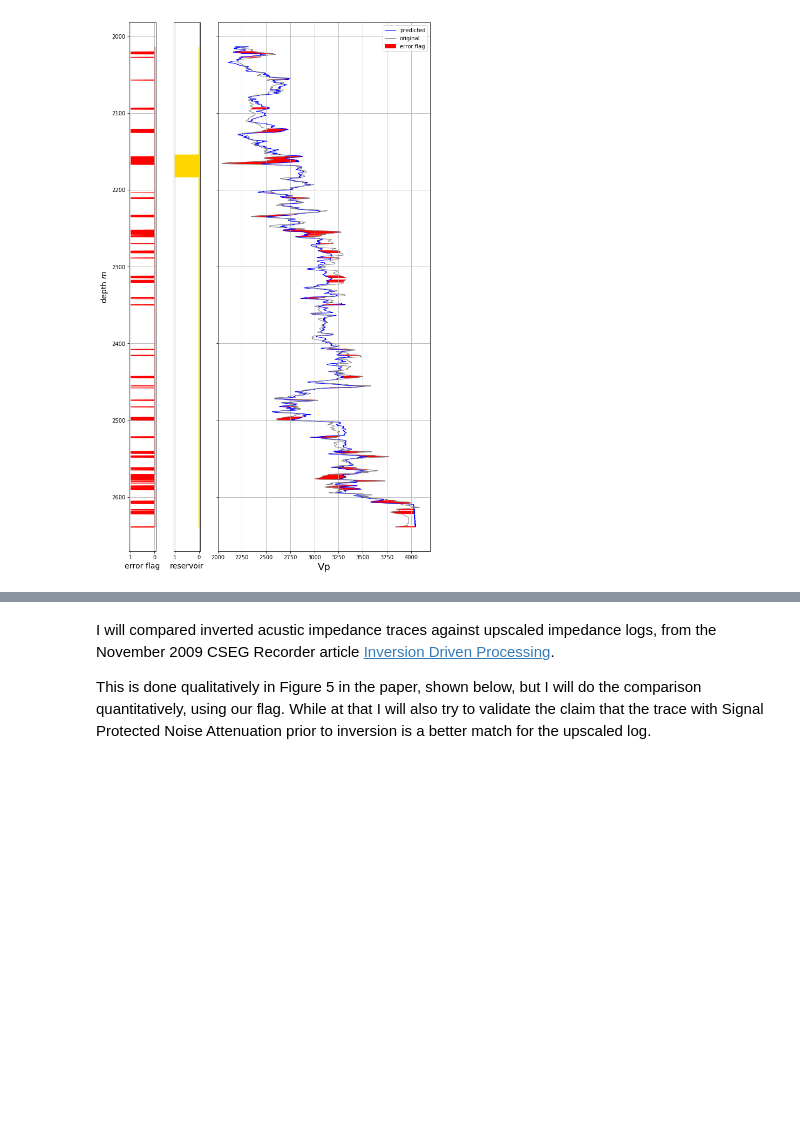
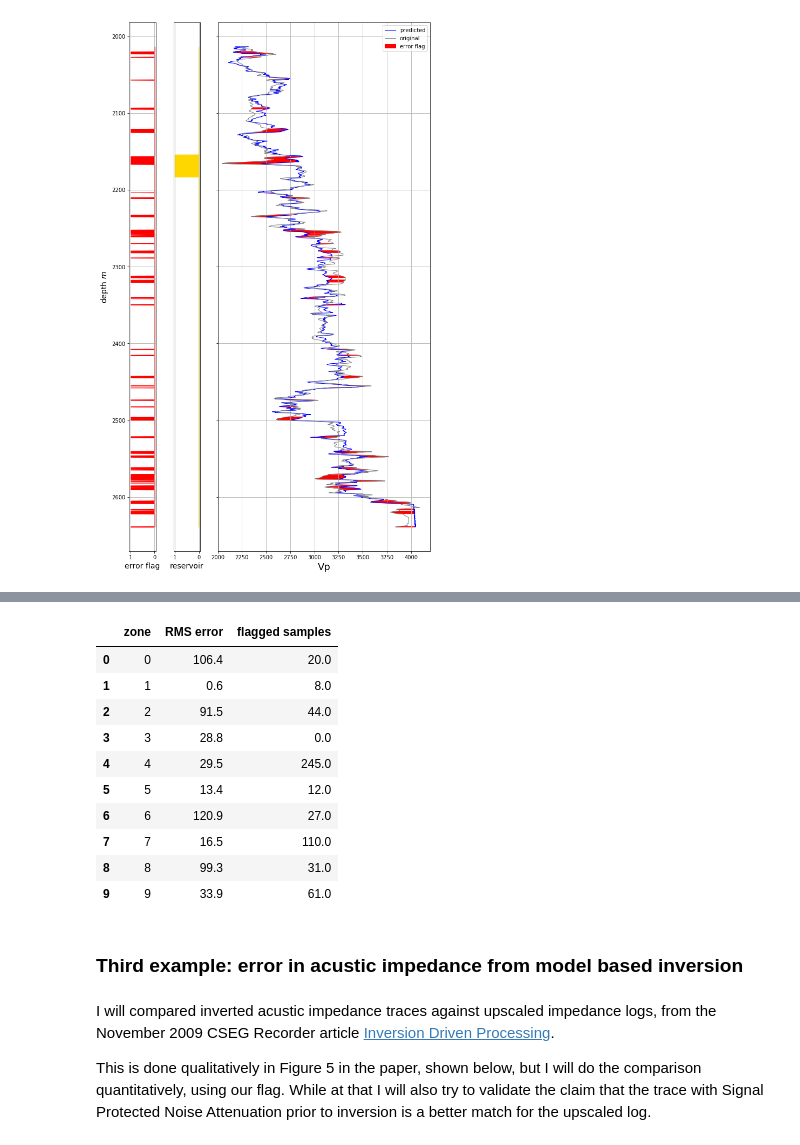
Before and after one commit to agilescientific/in-bruges, a Jupyter notebook: notebooks/Error_flag_demo.ipynb, the cells around one changed output, grey strips where cells are left out. Drawn from its saved outputs; the diff is of its cells as text; code cells hidden in the pictures; blank space fills up the shorter version.

```diff
--- a/notebooks/Error_flag_demo.ipynb
+++ b/notebooks/Error_flag_demo.ipynb
@@ -266,0 +276,6 @@ ax1.grid();
+# %%
+rms = [np.sqrt(np.mean(logs2.loc[logs2.ZONE_NUM ==z, 'predictedVP'] -logs2.loc[logs2.ZONE_NUM ==z, 'VP'])** 2) for z in zones]
+rms = np.array(rms)
+# %%
+zone_errors_df = pd.DataFrame({'zone': zones, 'RMS error': rms}).round(decimals=1)
+zone_errors_df
@@ -267,3 +294,24 @@ ax1.grid();
+# %%
+def flag_series(d, zone):
+    """ returns amount of flagged portion of a zone"""
+    return np.sum(d[np.where(logs2['ZONE_NUM']== zone)])
+# %%
+zone_errors_df['flagged samples'] =  np.array([flag_series(flag, z)  for z in zones])
+zone_errors_df
+# %% [output]
+|  | zone | RMS error | flagged samples |
+| 0 | 0 | 106.4 | 20.0 |
+| 1 | 1 | 0.6 | 8.0 |
+| 2 | 2 | 91.5 | 44.0 |
+| 3 | 3 | 28.8 | 0.0 |
+| 4 | 4 | 29.5 | 245.0 |
+| 5 | 5 | 13.4 | 12.0 |
+| 6 | 6 | 120.9 | 27.0 |
+| 7 | 7 | 16.5 | 110.0 |
+| 8 | 8 | 99.3 | 31.0 |
+| 9 | 9 | 33.9 | 61.0 |
+# %% [markdown]
+### Third example: error in acustic impedance from model based inversion
 # %% [markdown]
 I will compared inverted acustic impedance traces against upscaled impedance logs, from the November 2009 CSEG Recorder article [Inversion Driven Processing](hhttps://csegrecorder.com/articles/view/inversion-driven-processing).
 
```
Also changed, not shown: parts of 44 cells of this notebook.
